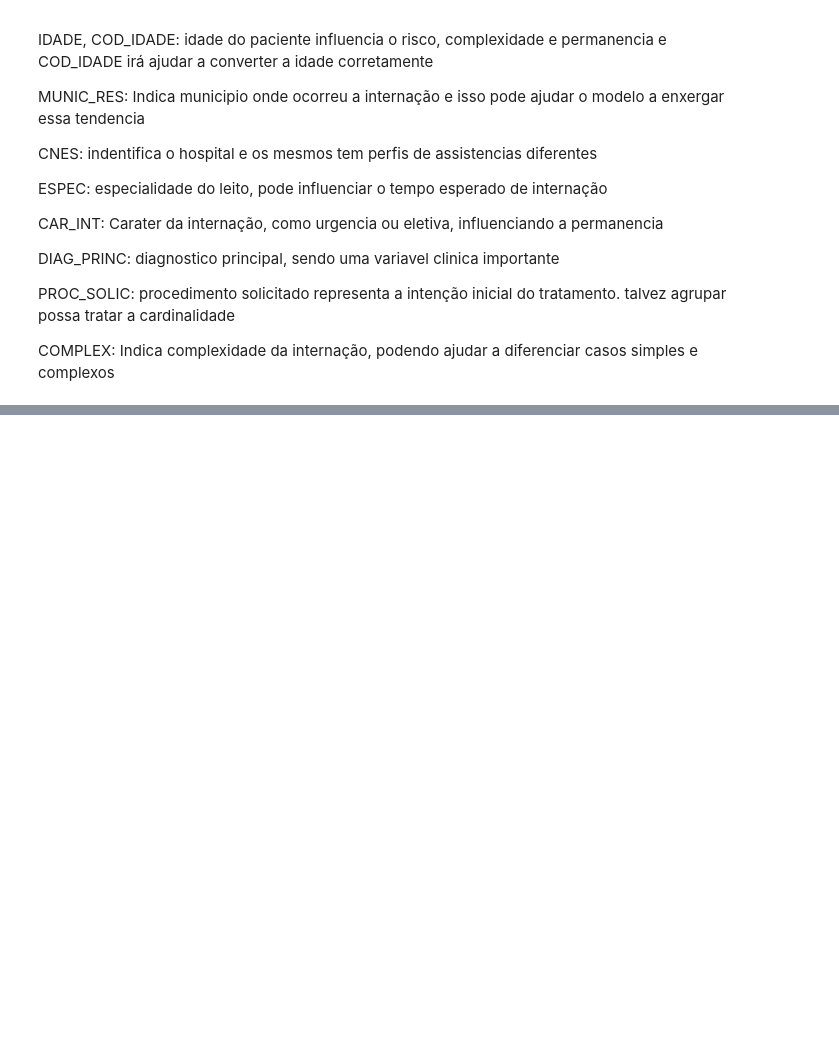
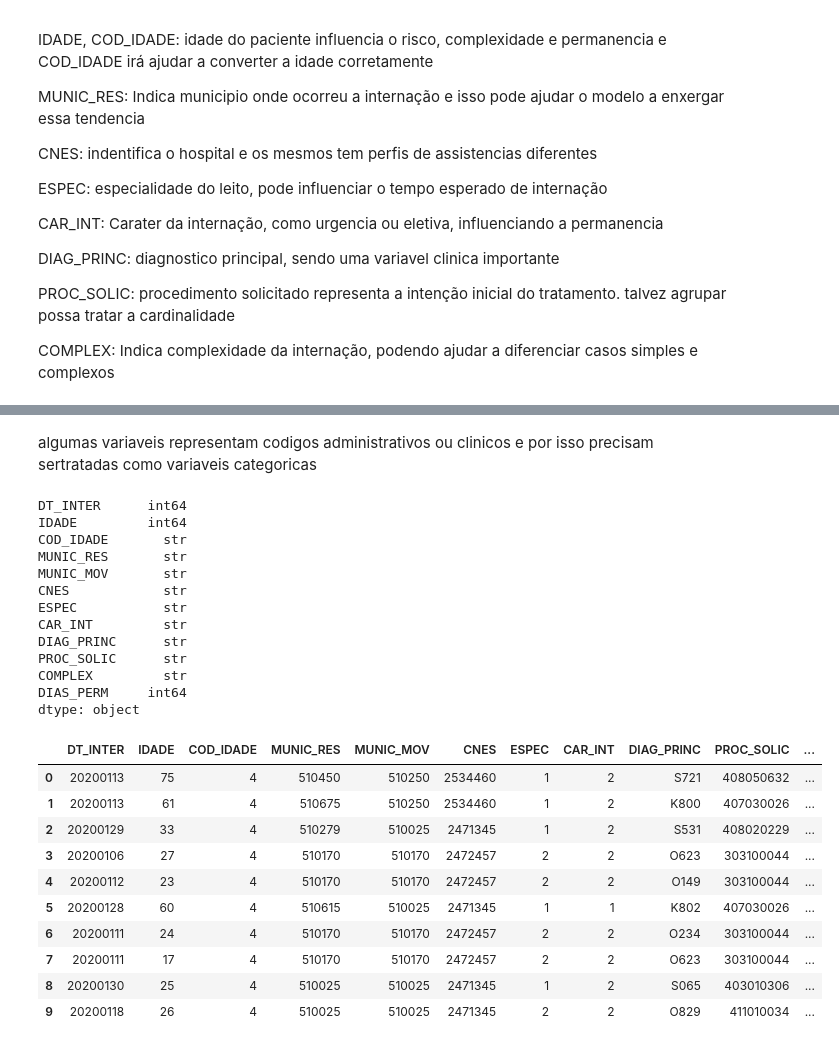
Before and after one commit to DjonathanMetelo/sih-sus-internacoes-prolongadas, a Jupyter notebook: Caderno.ipynb, the cells around one changed output, grey strips where cells are left out. Cells and saved outputs as stored; diff of their text form; code cells hidden in the pictures; blank space fills up the shorter version.

```diff
--- a/Caderno.ipynb
+++ b/Caderno.ipynb
@@ -620,3 +620,22 @@ DIAG_PRINC: diagnostico principal, sendo uma variavel clinica importante
 PROC_SOLIC: procedimento solicitado representa a intenção inicial do tratamento. talvez agrupar possa tratar a cardinalidade
 
 COMPLEX: Indica complexidade da internação, podendo ajudar a diferenciar casos simples e complexos
+# %%
+colunas_projeto = [
+    "DT_INTER",
+    "IDADE",
+    "COD_IDADE",
+    "MUNIC_RES",
+    "MUNIC_MOV",
+    "CNES",
+    "ESPEC",
+    "CAR_INT",
+    "DIAG_PRINC",
+    "PROC_SOLIC",
+    "COMPLEX",
+    "DIAS_PERM"
+]
+
+df_projeto = df[colunas_projeto].copy()
+
+df_projeto.head()
@@ -622,0 +671,50 @@ COMPLEX: Indica complexidade da internação, podendo ajudar a diferenciar casos
+# %% [markdown]
+algumas variaveis  representam codigos administrativos ou clinicos e por isso precisam sertratadas como variaveis categoricas
+# %%
+colunas_categoricas = [
+    "COD_IDADE",
+    "MUNIC_RES",
+    "MUNIC_MOV",
+    "CNES",
+    "ESPEC",
+    "CAR_INT",
+    "DIAG_PRINC",
+    "PROC_SOLIC",
+    "COMPLEX"
+]
+
+for col in colunas_categoricas:
+    df_projeto[col] = (
+        df_projeto[col]
+        .astype(str)
+        .str.strip()
+        .str.replace(r"\.0$", "", regex=True)
+    )
+
+print(df_projeto.dtypes)
+df_projeto.head(10)
+# %% [output]
+DT_INTER      int64
+IDADE         int64
+COD_IDADE       str
+MUNIC_RES       str
+MUNIC_MOV       str
+CNES            str
+ESPEC           str
+CAR_INT         str
+DIAG_PRINC      str
+PROC_SOLIC      str
+COMPLEX         str
+DIAS_PERM     int64
+dtype: object
+|  | DT_INTER | IDADE | COD_IDADE | MUNIC_RES | MUNIC_MOV | CNES | ESPEC | CAR_INT | DIAG_PRINC | PROC_SOLIC | ... |
+| 0 | 20200113 | 75 | 4 | 510450 | 510250 | 2534460 | 1 | 2 | S721 | 408050632 | ... |
+| 1 | 20200113 | 61 | 4 | 510675 | 510250 | 2534460 | 1 | 2 | K800 | 407030026 | ... |
+| 2 | 20200129 | 33 | 4 | 510279 | 510025 | 2471345 | 1 | 2 | S531 | 408020229 | ... |
+| 3 | 20200106 | 27 | 4 | 510170 | 510170 | 2472457 | 2 | 2 | O623 | 303100044 | ... |
+| 4 | 20200112 | 23 | 4 | 510170 | 510170 | 2472457 | 2 | 2 | O149 | 303100044 | ... |
+| 5 | 20200128 | 60 | 4 | 510615 | 510025 | 2471345 | 1 | 1 | K802 | 407030026 | ... |
+| 6 | 20200111 | 24 | 4 | 510170 | 510170 | 2472457 | 2 | 2 | O234 | 303100044 | ... |
+| 7 | 20200111 | 17 | 4 | 510170 | 510170 | 2472457 | 2 | 2 | O623 | 303100044 | ... |
+| 8 | 20200130 | 25 | 4 | 510025 | 510025 | 2471345 | 1 | 2 | S065 | 403010306 | ... |
+| 9 | 20200118 | 26 | 4 | 510025 | 510025 | 2471345 | 2 | 2 | O829 | 411010034 | ... |
```
Also changed, not shown: parts of 28 cells of this notebook.
